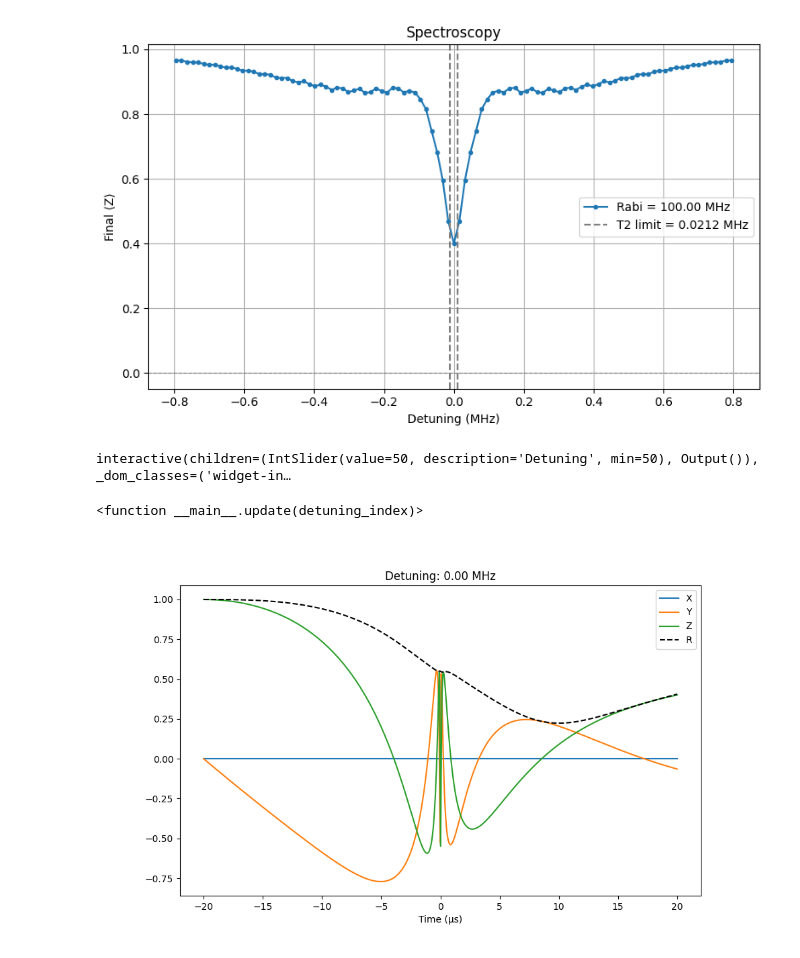
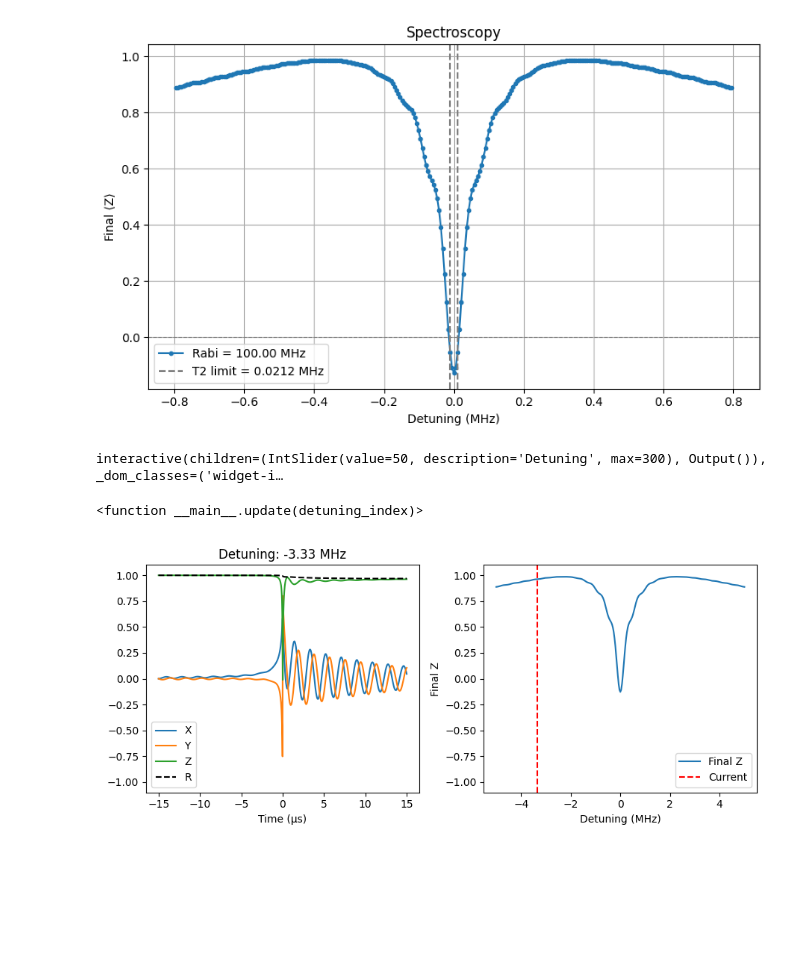
Before and after one commit to asafasia/amplitude-robust-spectrscopy, a Jupyter notebook: notebooks/new/spectrsocopy.ipynb, the cells around one changed output. Cells and saved outputs as stored; diff of their text form; code cells hidden in the pictures; blank space fills up the shorter version.

```diff
--- a/notebooks/new/spectrsocopy.ipynb
+++ b/notebooks/new/spectrsocopy.ipynb
@@ -6,9 +6,13 @@ from echospec.utils.parameters import Parameters
 from echospec.experiments.spectroscopy import Spectroscopy, Options
 # %%
 params = Parameters()
+params.cutoff = 5e-5
+params.pulse_length = 30e-6
+params.detuning_points = 301
+params.eco_pulse = False
 options = Options(plot=True)
 
-detunings = np.linspace(-5e6, 5e6, 101)
+detunings = np.linspace(-5e6, 5e6, 301)
 
 spectroscopy = Spectroscopy(
     detunings,
@@ -17,7 +21,7 @@ spectroscopy = Spectroscopy(
     )
 results = spectroscopy.run()
 # %% [output]
-[figure, old version]
+[figure, new version]
 # %%
 ts = results.data["time"].values
 detunings = results.data["detuning"].values
@@ -30,7 +34,7 @@ import matplotlib.pyplot as plt
 from ipywidgets import interact, IntSlider
 
 # ---- create figure ONCE ----
-fig, ax = plt.subplots(figsize=(10, 6))
+fig, axs = plt.subplots(1,2,figsize=(9, 4))
 
 # initial index
 idx0 = 50
@@ -41,6 +45,7 @@ y0 = results.data.sel(observable="y", detuning=det0)
 z0 = results.data.sel(observable="z", detuning=det0)
 r0 = np.sqrt(x0**2 + y0**2 + z0**2)
 
+ax = axs[0]
 (line_x,) = ax.plot(ts * 1e6, x0, label="X")
 (line_y,) = ax.plot(ts * 1e6, y0, label="Y")
 (line_z,) = ax.plot(ts * 1e6, z0, label="Z")
@@ -48,8 +53,19 @@ r0 = np.sqrt(x0**2 + y0**2 + z0**2)
 
 ax.set_xlabel("Time (µs)")
 ax.legend()
+ax.set_ylim(-1.1, 1.1)
 title = ax.set_title(f"Detuning: {det0/1e6:.2f} MHz")
 
+# ---- second plot: spectroscopy curve ----
+ax2 = axs[1]
+ax2.plot(detunings / 1e6, final_x, label="Final Z")
+vline = ax2.axvline(det0 / 1e6, color='red', linestyle='--', label='Current')
+ax2.set_xlabel("Detuning (MHz)")
+ax2.set_ylabel("Final Z")
+ax2.legend()
+ax2.set_ylim(-1.1, 1.1)
+
+fig.tight_layout()
 fig.canvas.draw_idle()
 
 
@@ -57,33 +73,36 @@ fig.canvas.draw_idle()
 def update(detuning_index):
     detuning = detunings[detuning_index]
 
     x = results.data.sel(observable="x", detuning=detuning)
     y = results.data.sel(observable="y", detuning=detuning)
     z = results.data.sel(observable="z", detuning=detuning)
     r = np.sqrt(x**2 + y**2 + z**2)
 
     line_x.set_ydata(x)
     line_y.set_ydata(y)
     line_z.set_ydata(z)
     line_r.set_ydata(r)
 
     title.set_text(f"Detuning: {detuning/1e6:.2f} MHz")
 
+    # Update vertical line position
+    vline.set_xdata([detuning / 1e6])
+
     fig.canvas.draw_idle()
 
 
 interact(
     update,
     detuning_index=IntSlider(
-        min=len(detunings)//2,
+        min=0,
         max=len(detunings) - 1,
         step=1,
         value=idx0,
         description="Detuning",
         continuous_update=True,
     ),
 )
 # %% [output]
-interactive(children=(IntSlider(value=50, description='Detuning', min=50), Output()), _dom_classes=('widget-in…
+interactive(children=(IntSlider(value=50, description='Detuning', max=300), Output()), _dom_classes=('widget-i…
 <function __main__.update(detuning_index)>
-[figure, old version]
+[figure, new version]
```
Also changed, not shown: 10 other files.
